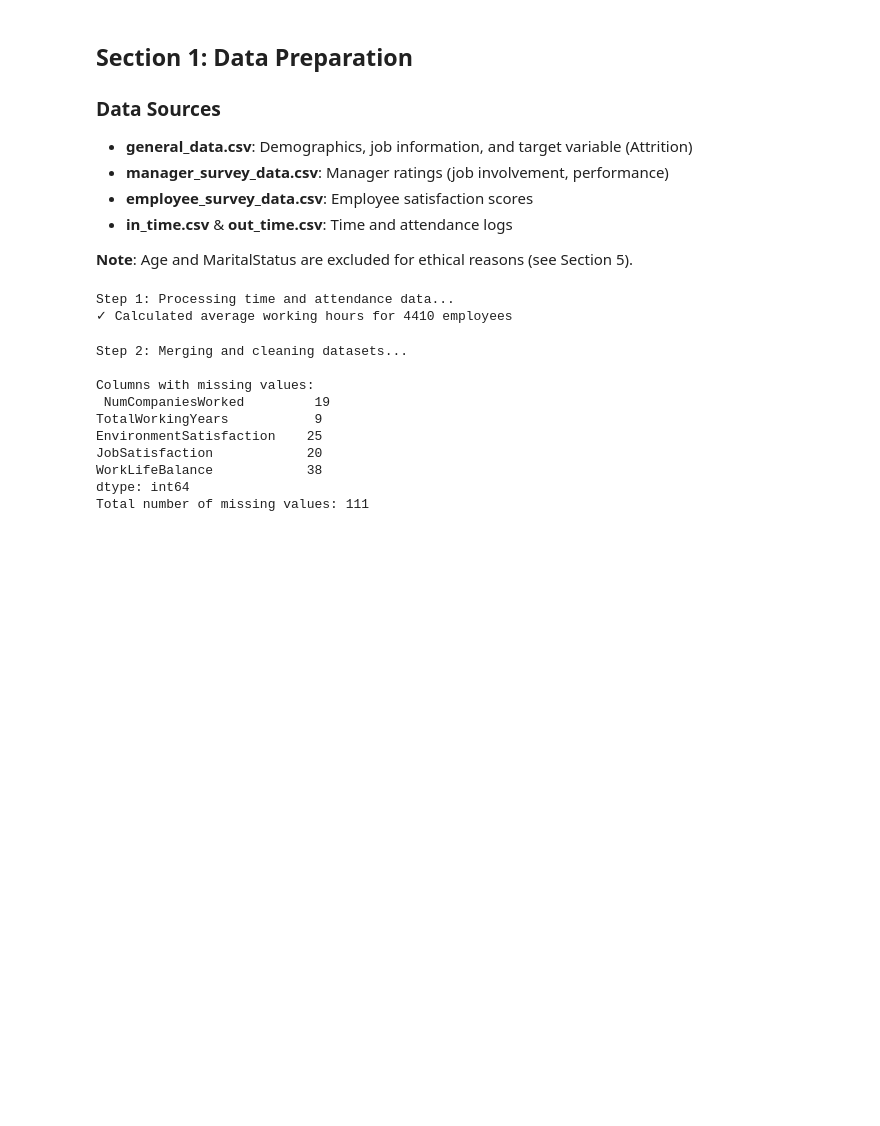
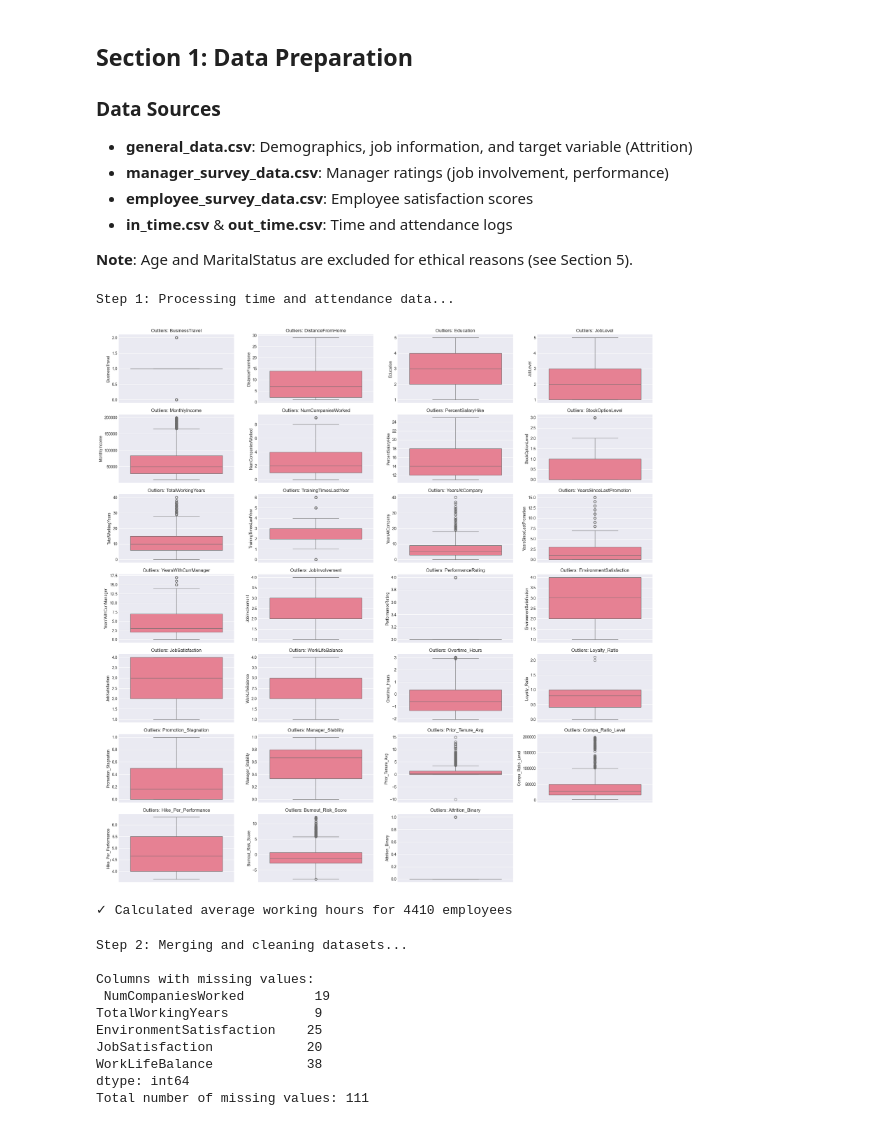
Before and after one commit to v-gayte/AI-Projet, a Jupyter notebook: attrition_analysis_complete.ipynb, the cells around one changed output. Cells and saved outputs as stored; diff of their text form; code cells hidden in the pictures; blank space fills up the shorter version.

Commit message:
docs: Include plot output for time and attendance data processing.

```diff
--- a/attrition_analysis_complete.ipynb
+++ b/attrition_analysis_complete.ipynb
@@ -70,32 +70,48 @@ sns.set_palette("husl")
 # %%
 # Step 1: Engineer time and attendance features
 print("Step 1: Processing time and attendance data...")
 
 in_time_df = pd.read_csv('data/in_time.csv', index_col=0)
 out_time_df = pd.read_csv('data/out_time.csv', index_col=0)
 
 in_time_df.index.name = 'EmployeeID'
 out_time_df.index.name = 'EmployeeID'
 
 # Convert date columns to datetime
 date_columns = in_time_df.columns.tolist()
 for col in date_columns:
     in_time_df[col] = pd.to_datetime(in_time_df[col], errors='coerce')
     out_time_df[col] = pd.to_datetime(out_time_df[col], errors='coerce')
 
 # Calculate average working hours per employee
 duration_df = (out_time_df - in_time_df).apply(lambda x: x.dt.total_seconds() / 3600)
 avg_working_hours = duration_df.mean(axis=1, skipna=True)
 
 time_features = pd.DataFrame({
     'EmployeeID': avg_working_hours.index,
     'AverageWorkingHours': avg_working_hours.values
 })
 
+# Identify numerical columns for outlier detection
+numeric_cols = df.select_dtypes(include=['int64', 'float64']).columns
+
+# Visualize outliers using boxplots for all numerical features
+plt.figure(figsize=(20, 20))
+for i, column in enumerate(numeric_cols, 1):
+    plt.subplot((len(numeric_cols) + 3) // 4, 4, i)
+    sns.boxplot(y=df[column])
+    plt.title(f'Outliers: {column}')
+
+plt.tight_layout()
+plt.show()
+
+
+
 print(f"✓ Calculated average working hours for {len(time_features)} employees")
 # %% [output]
 Step 1: Processing time and attendance data...
-✓ Calculated average working hours for 4410 employees
+[figure, added]
+✓ Calculated average working hours for 4410 employees
 # %%
 # Step 2: Merge and clean all datasets
 print("\nStep 2: Merging and cleaning datasets...")
```
Also changed, not shown: parts of 12 cells of this notebook.
